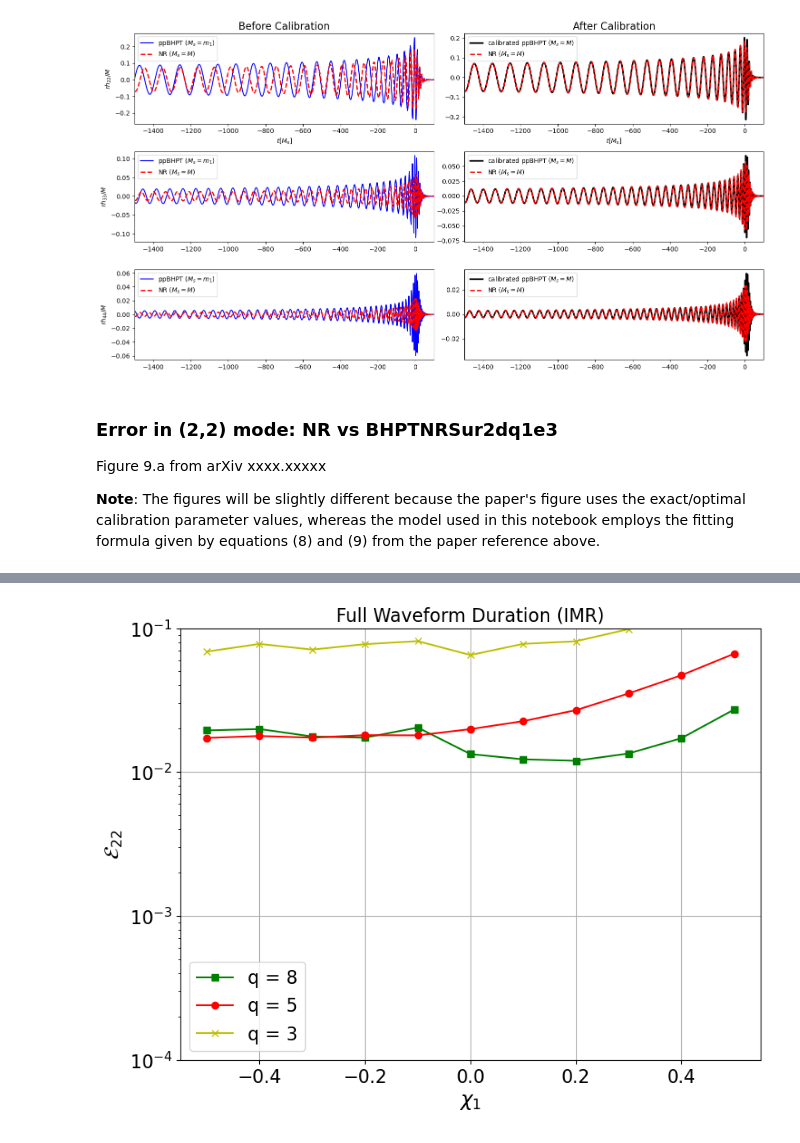
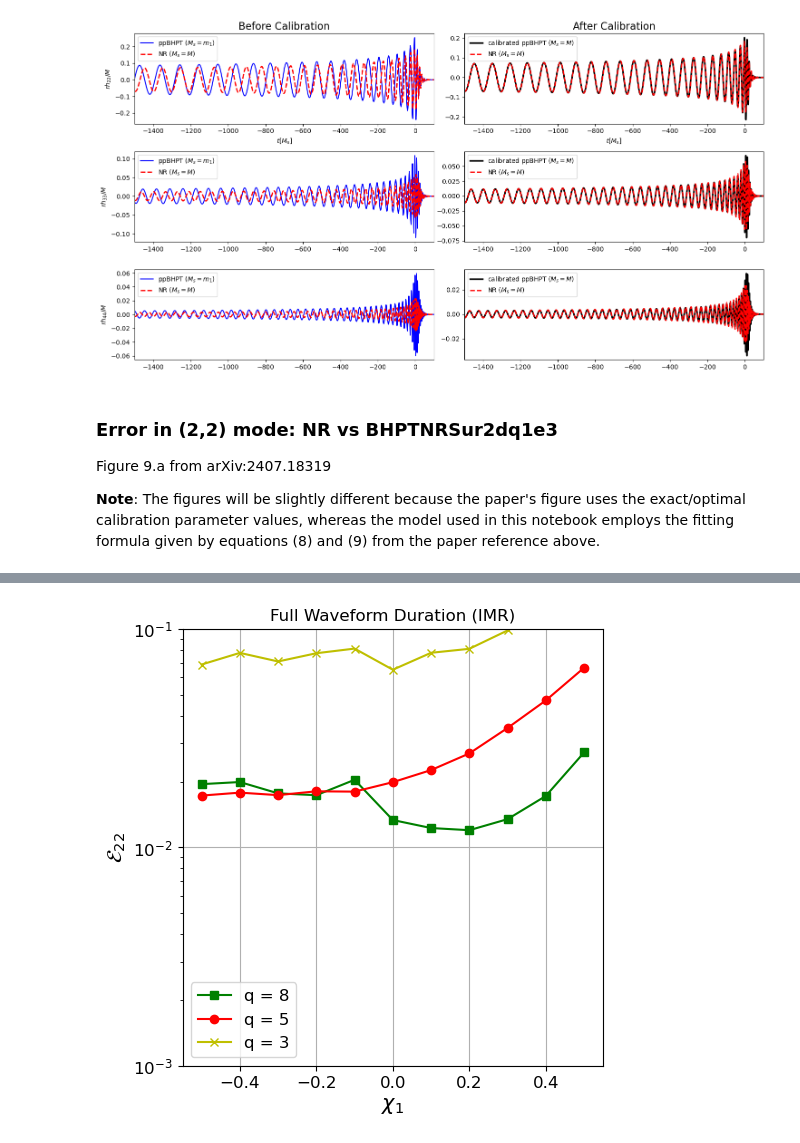
Before and after one commit to BlackHolePerturbationToolkit/BHPTNRSurrogate, a Jupyter notebook: tutorials/BHPTNRSur2dq1e3/BHPTNRSur2dq1e3.ipynb, the cells around one changed output, grey strips where cells are left out. Drawn from its saved outputs; the diff is of its cells as text; code cells hidden in the pictures.

```diff
--- a/tutorials/BHPTNRSur2dq1e3/BHPTNRSur2dq1e3.ipynb
+++ b/tutorials/BHPTNRSur2dq1e3/BHPTNRSur2dq1e3.ipynb
@@ -447,7 +428,7 @@ plt.tight_layout()
 # %% [markdown]
 ### Error in (2,2) mode: NR vs BHPTNRSur2dq1e3
 
-Figure 9.a from arXiv xxxx.xxxxx
+Figure 9.a from arXiv:2407.18319
 
 **Note**: The figures will be slightly different because the paper's figure uses the exact/optimal calibration parameter values, whereas the model used in this notebook employs the fitting formula given by equations (8) and (9) from the paper reference above.
 # %%
@@ -507,27 +488,27 @@ Mass ratio 8, spin1 0.3
 Mass ratio 8, spin1 0.4
 Mass ratio 8, spin1 0.5
 # %%
-plt.figure(figsize=(8,6))
+plt.figure(figsize=(5,5))
 
 # Set default text sizes
-plt.rcParams['axes.titlesize'] = 16  # Set title size
-plt.rcParams['axes.labelsize'] = 18  # Set x and y labels size
-plt.rcParams['xtick.labelsize'] = 16  # Set xtick label size
-plt.rcParams['ytick.labelsize'] = 16  # Set ytick label size
-plt.rcParams['legend.fontsize'] = 16
+plt.rcParams['axes.titlesize'] = 12  # Set title size
+plt.rcParams['axes.labelsize'] = 15  # Set x and y labels size
+plt.rcParams['xtick.labelsize'] = 12  # Set xtick label size
+plt.rcParams['ytick.labelsize'] = 12  # Set ytick label size
+plt.rcParams['legend.fontsize'] = 12
 
 
 plt.semilogy(spin1_list, mathcalE_dict_IMR[8], 'g-', marker='s', label='q = 8')
 plt.semilogy(spin1_list, mathcalE_dict_IMR[5], 'r-', marker='o', label='q = 5')
 plt.semilogy(spin1_list, mathcalE_dict_IMR[3], 'y-', marker='x', label='q = 3')
 
 plt.legend()
-plt.ylim(1e-4, 1e-1)
+plt.ylim(1e-3, 1e-1)
 plt.grid()
 plt.tight_layout()
 plt.xlabel(r'$\chi_1$')
 plt.ylabel(r'$\mathcal{E}_{22}$')
 plt.title("Full Waveform Duration (IMR)")
 plt.show()
 # %% [output]
-[figure, old version]
+[figure, new version]
```
Also changed, not shown: parts of 8 cells of this notebook.
